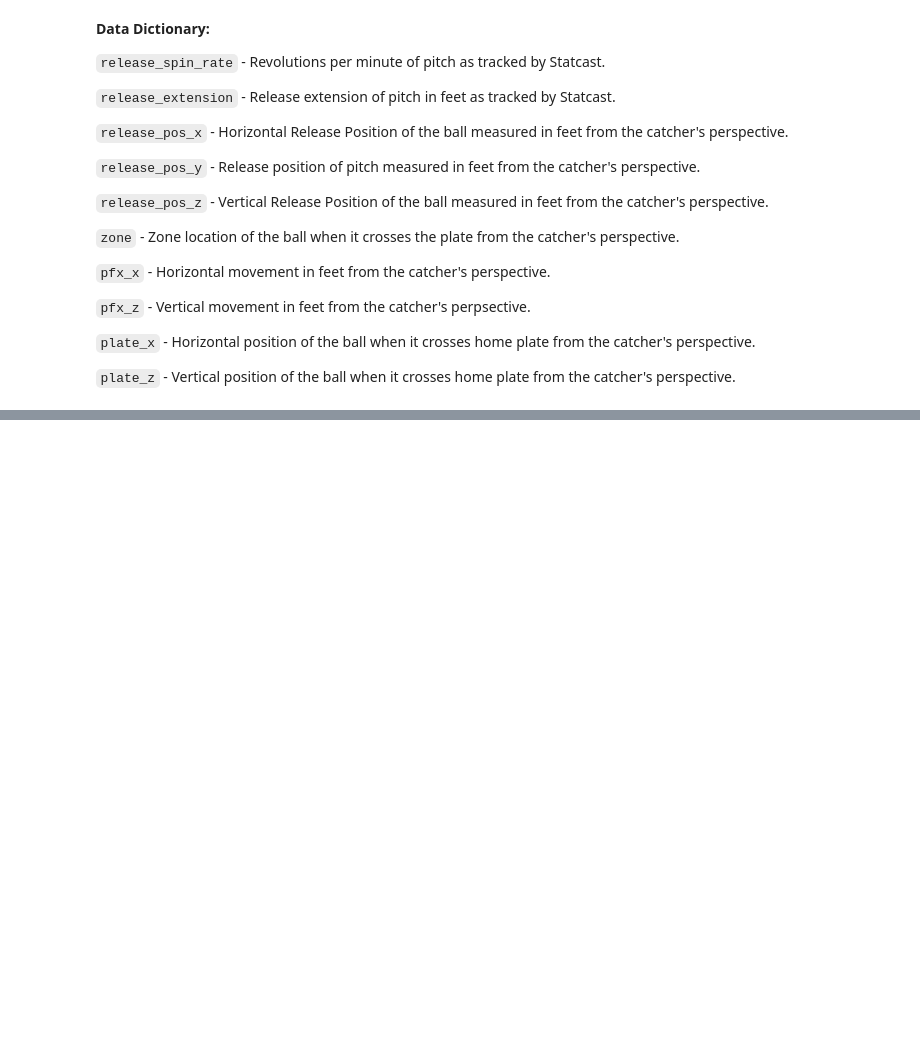
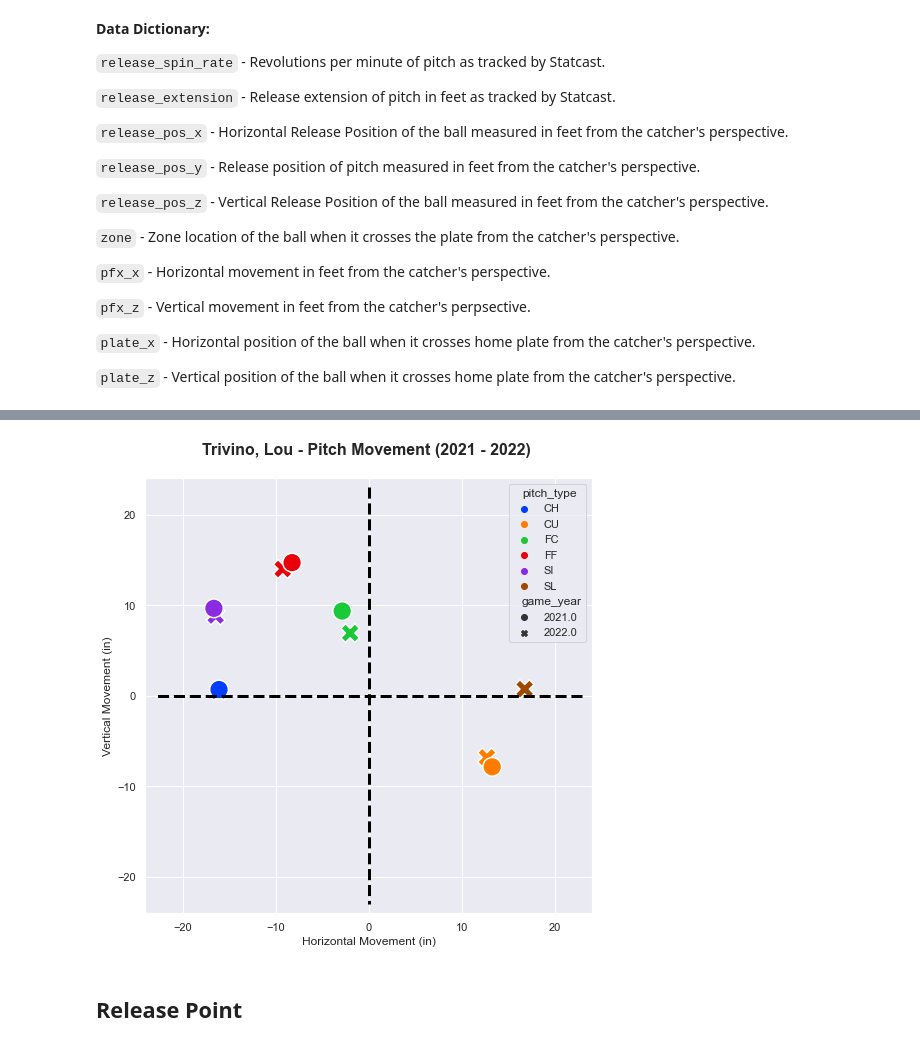
Before and after one commit to eric8395/yankees_bullpen_analysis, a Jupyter notebook: Yankees Bullpen Analysis.ipynb, the cells around one changed output, grey strips where cells are left out. Cells and saved outputs as stored; diff of their text form; code cells hidden in the pictures; blank space fills up the shorter version.

```diff
--- a/Yankees Bullpen Analysis.ipynb
+++ b/Yankees Bullpen Analysis.ipynb
@@ -125,0 +218,6 @@ holmes_21.iloc[holmes_21.index.get_level_values('pitch_type') == 'CU']
+# %%
+plot_pitch_movement(trivino)
+# %% [output]
+[figure, added]
+# %% [markdown]
+## Release Point
```
Also changed, not shown: parts of 31 cells of this notebook.
